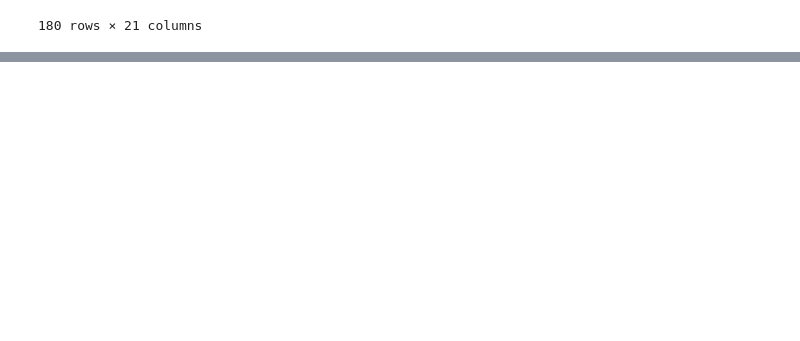
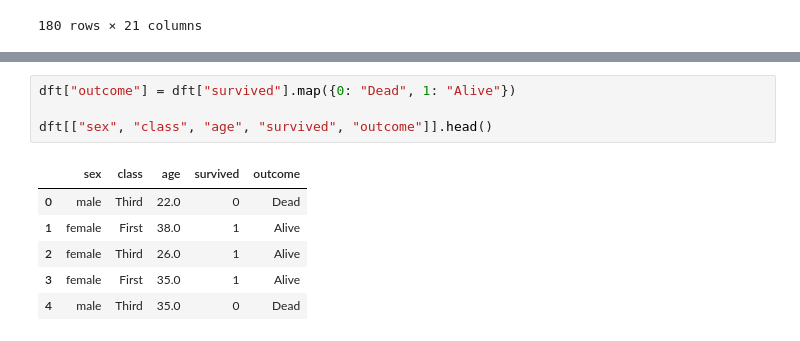
Before and after one commit to nisar-khokhar/python-lessons, a Jupyter notebook: seaborn_pandas_day3.ipynb, the cells around one changed output, grey strips where cells are left out. Drawn from its saved outputs; the diff is of its cells as text; blank space fills up the shorter version.

```diff
--- a/pandas_day3.ipynb
+++ b/seaborn_pandas_day3.ipynb
@@ -203,0 +416,11 @@ df
+# %%
+dft["outcome"] = dft["survived"].map({0: "Dead", 1: "Alive"})
+
+dft[["sex", "class", "age", "survived", "outcome"]].head()
+# %% [output]
+|  | sex | class | age | survived | outcome |
+| 0 | male | Third | 22.0 | 0 | Dead |
+| 1 | female | First | 38.0 | 1 | Alive |
+| 2 | female | Third | 26.0 | 1 | Alive |
+| 3 | female | First | 35.0 | 1 | Alive |
+| 4 | male | Third | 35.0 | 0 | Dead |
```
Also changed, not shown: parts of 34 cells of this notebook, 1 other file.
